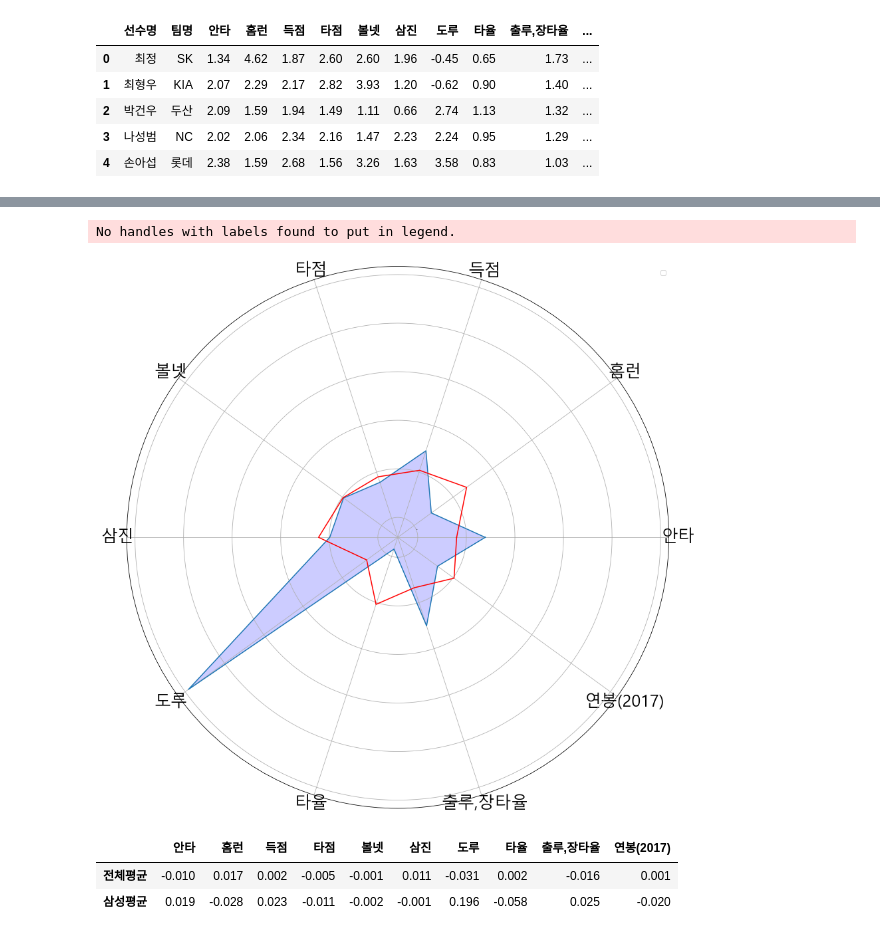
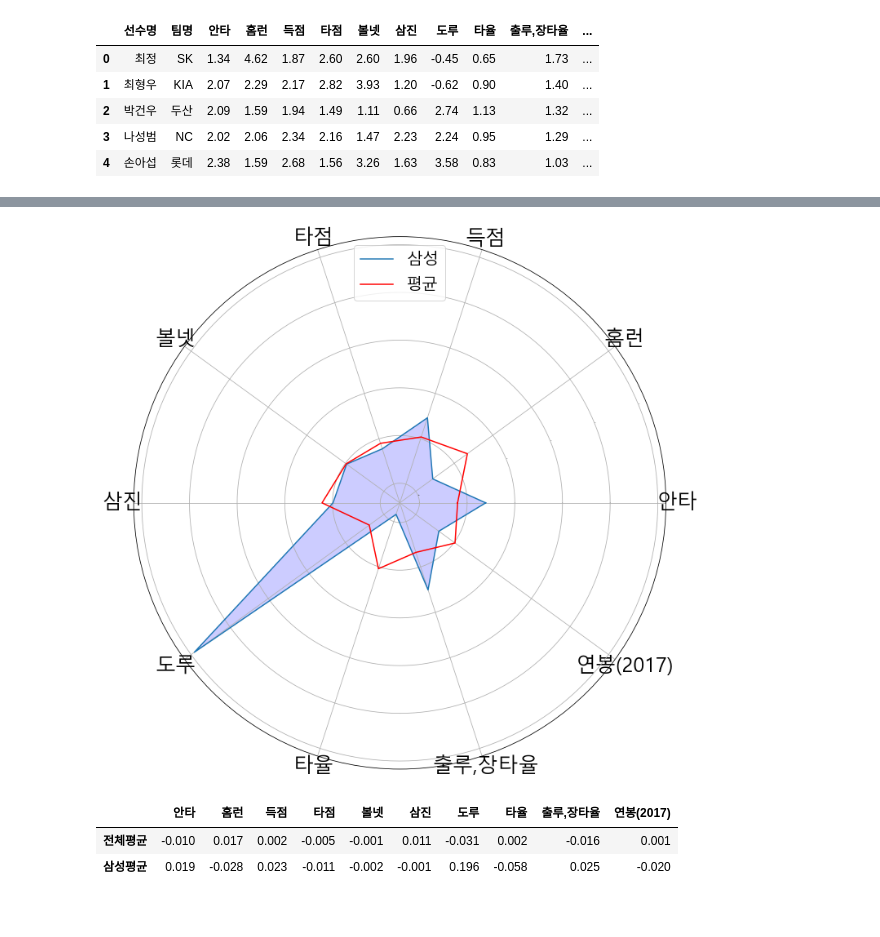
Before and after one commit to PIUphil/toheaven, a Jupyter notebook: 야구2.ipynb, the cells around one changed output, grey strips where cells are left out. Drawn from its saved outputs; the diff is of its cells as text; code cells hidden in the pictures.

```diff
--- a/야구2.ipynb
+++ b/야구2.ipynb
@@ -10,8 +10,8 @@ import matplotlib.pyplot as plt
 # 한글 로딩
 mpl.rc('font', family='Malgun Gothic')
 
-batter = pd.read_csv("D:/python3/data/batter_stats_2017.csv")
-#batter = pd.read_csv("C:/python3/data/batter_stats_2017.csv")
+#batter = pd.read_csv("D:/python3/data/batter_stats_2017.csv")
+batter = pd.read_csv("C:/python3/data/batter_stats_2017.csv")
 
 batter_df = pd.DataFrame(batter)
 
@@ -156,31 +157,29 @@ plt.show()
 # %%
 # bat_df[bat_df['팀명'] == '삼성'].mean()
 # bat_df.groupby('팀명').sum().mean()
 
-plt.figure(figsize = (15, 15))
+plt.figure(figsize = (12, 12))
 # polarplot
 plt.subplot(polar=True)
 
 ssv = bat_df[bat_df['팀명'] == '삼성'].mean().values.tolist()
 ssv.append(ssv[0])                              # 처음값 추가 -> 끝을 이어줌
 mn = bat_df.groupby('팀명').sum().mean().values.tolist()
 mn.append(mn[0])
 mn_i = bat_df.groupby('팀명').sum().mean().index.tolist()
 
 # 세타 = 나누는 각도들[라디안] >> (2pi/개수) x 10조각(+1)
 theta=np.arange(len(mn_i)+1)*(2*np.pi/len(mn_i))
 # theta = np.linspace(0, 2*np.pi, 10)
 
 plt.plot(theta, ssv)
 plt.fill(theta, ssv, 'b', alpha=0.2)
 plt.plot(theta, mn, 'r')
-
 # range(0부터, 360도까지, 나누는 각도(증가폭)), 각 지점 이름(라벨)
 (lines, labels) = plt.thetagrids(range(0, 360, int(360/len(mn_i))), mn_i)
 plt.rc('xtick', labelsize=25)
 plt.rc('ytick', labelsize=0)
-# plt.legend(fontsize=25)
+plt.legend(labels=('삼성', '평균'), loc=9, fontsize=20)
 plt.show()
 # %% [output]
-No handles with labels found to put in legend.
-[figure, old version]
+[figure, new version]
```
Also changed, not shown: parts of 9 cells of this notebook.
